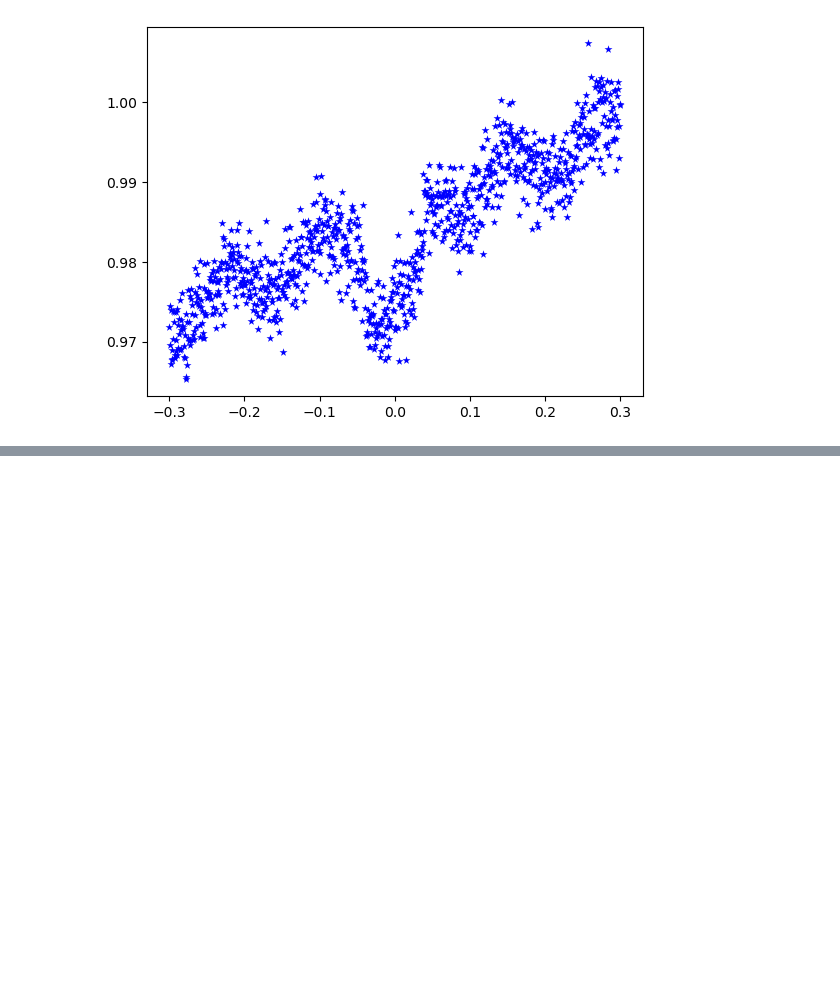
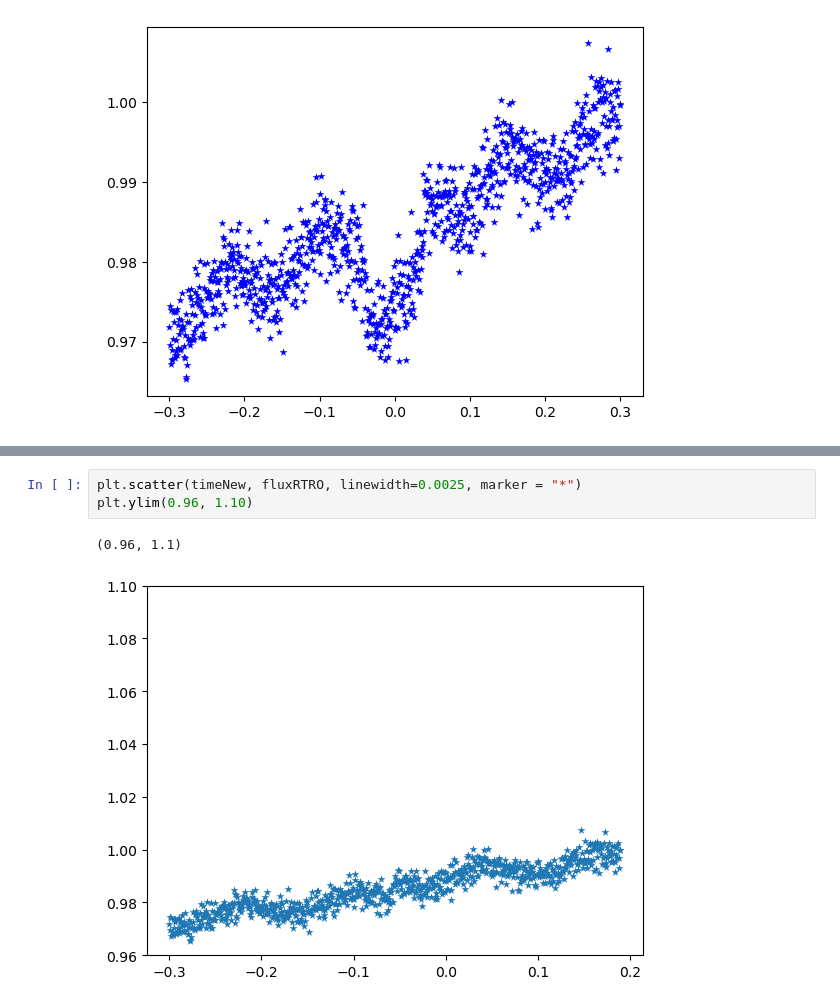
Before and after one commit to Starllation/ASTR-19-Group-Project, a Jupyter notebook: Group Project.ipynb, the cells around one changed output, grey strips where cells are left out. Cells and saved outputs as stored; diff of their text form; blank space fills up the shorter version.

```diff
--- a/Group Project.ipynb
+++ b/Group Project.ipynb
@@ -34,0 +100,6 @@ plt.scatter(plcData["time [days]"],plcData["flux"],c='b',marker='*',linewidth=0.
+# %%
+plt.scatter(timeNew, fluxRTRO, linewidth=0.0025, marker = "*")
+plt.ylim(0.96, 1.10)
+# %% [output]
+(0.96, 1.1)
+[figure, added]
```
Also changed, not shown: parts of 11 cells of this notebook.
